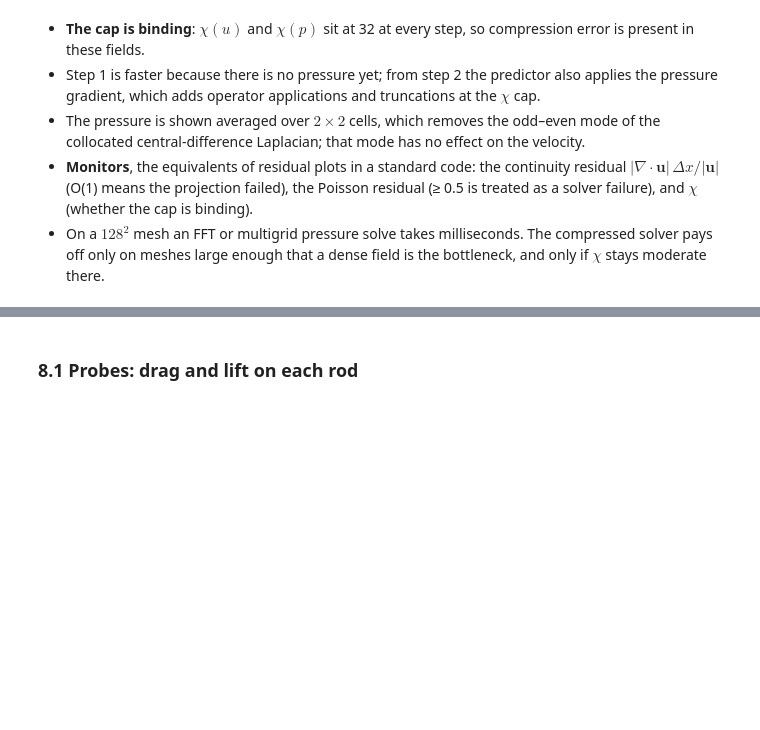
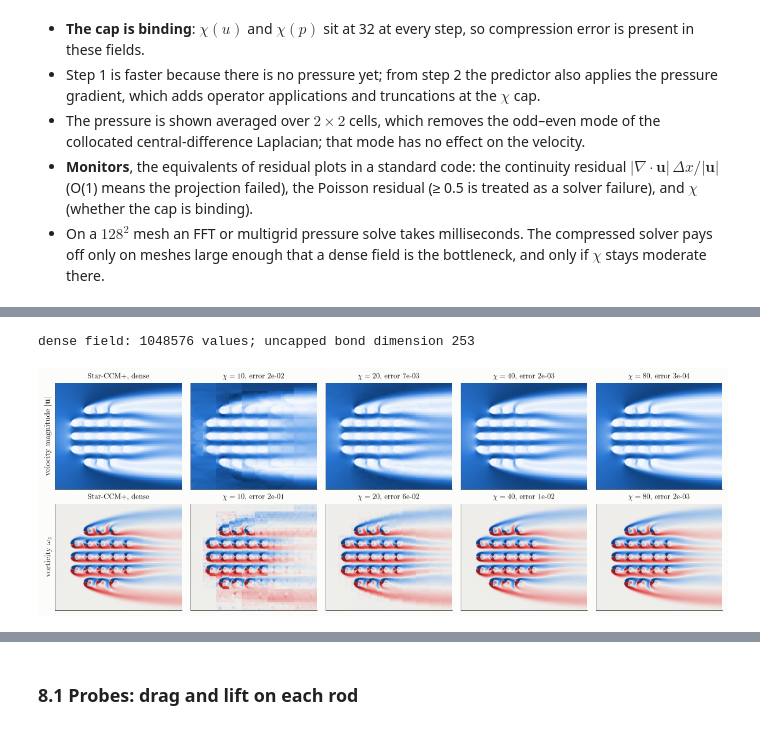
Before and after one commit to raghav-tii/enec_mps, a Jupyter notebook: tutorial/mps_cfd_building_blocks.ipynb, the cells around one changed output, grey strips where cells are left out. Cells and saved outputs as stored; diff of their text form; code cells hidden in the pictures; blank space fills up the shorter version.

```diff
--- a/tutorial/mps_cfd_building_blocks.ipynb
+++ b/tutorial/mps_cfd_building_blocks.ipynb
@@ -1007,0 +936,59 @@ chi = 40: 33448 parameters per field, compression 31:1
+# %%
+from scipy.spatial import cKDTree
+
+from star_vtk import read_star_vtk  # scripts/star_vtk.py: reader for the Star-CCM+ snapshot
+
+# Star-CCM+ snapshot at tU/D = 2500, sampled (nearest cell) on the solver's 1024^2 grid, the way
+# the solver's warm start is. This is the uncompressed reference: no MPS has touched it.
+Q8 = 10
+fl = np.load("../data/archive/fields.npz")  # bundle centres and grid spacing of the solver mesh
+xy, cells = read_star_vtk("../data/star_ccm/star_t2500.vtk")
+cen, h = fl["centres"], 2.0 / 2 ** int(fl["cfg_Lf"])
+g = [(np.arange(2**Q8) - cen[:, k].mean()) * h for k in (0, 1)]
+GX, GY = np.meshgrid(*g, indexing="ij")
+pick = cKDTree(xy).query(np.column_stack([GX.ravel(), GY.ravel()]))[1]
+
+
+def on_grid(v):
+    return torch.tensor(v[pick].reshape(2**Q8, 2**Q8).astype(np.float64))
+
+
+ux, uy = on_grid(cells["Velocity"][:, 0]), on_grid(cells["Velocity"][:, 1])
+ref = {"speed2": torch.sqrt(ux**2 + uy**2), "vort2": on_grid(cells["Vorticityk"])}
+names = {"speed2": r"velocity magnitude $|\mathbf u|$", "vort2": r"vorticity $\omega_z$"}
+
+# Compress each field once, then truncate the chain to a cap chi and compare with the reference.
+chis8 = [5, 10, 20, 30, 40, 60, 80, 120, 160]
+full = {k: enc2d(ref[k], Q8, eps=1e-14) for k in ref}
+loss, dense = {k: [] for k in ref}, {}
+for k in ref:
+    for chi in chis8:
+        c = full[k].compress(accuracy=1e-14, max_bd=chi)
+        loss[k].append((c.num_params, rel(dec2d(c, Q8), ref[k])))
+        if chi in (10, 20, 40, 80):
+            dense[k, chi] = dec2d(c, Q8)  # dense copy, for the pictures only
+print(f"dense field: {4**Q8} values; uncapped bond dimension {max(ranks(full['speed2']))}")
+# %% [output]
+dense field: 1048576 values; uncapped bond dimension 253
+# %%
+# Zoom on the bundle and its near wake (the compression acts on the whole field).
+mask = torch.tensor(fl["mask"]).double()
+ix, iy = np.where(mask.numpy() < 0.5)
+sx = slice(max(ix.min() - 40, 0), min(ix.max() + 130, 2**Q8))
+sy = slice(max(iy.min() - 60, 0), min(iy.max() + 60, 2**Q8))
+fig, ax = plt.subplots(2, 5, figsize=(12, 4.4))
+for r, k in enumerate(("speed2", "vort2")):
+    for a, chi in zip(ax[r], ("ref", 10, 20, 40, 80)):
+        v = (ref[k] if chi == "ref" else dense[k, chi]).numpy()[sx, sy]
+        kw = dict(cmap=DIV, vmin=-4, vmax=4) if k == "vort2" else dict(cmap=SEQ, vmin=0, vmax=1.4)
+        a.imshow(v.T, origin="lower", **kw)
+        a.grid(False)
+        a.set_xticks([])
+        a.set_yticks([])
+        e = "" if chi == "ref" else f", error {loss[k][chis8.index(chi)][1]:.0e}"
+        a.set_title("Star-CCM+, dense" if chi == "ref" else rf"$\chi={chi}${e}", fontsize=9)
+    ax[r][0].set_ylabel(names[k])
+fig.tight_layout()
+plt.show()
+# %% [output]
+[figure, added]
```
Also changed, not shown: parts of 18 cells of this notebook.
